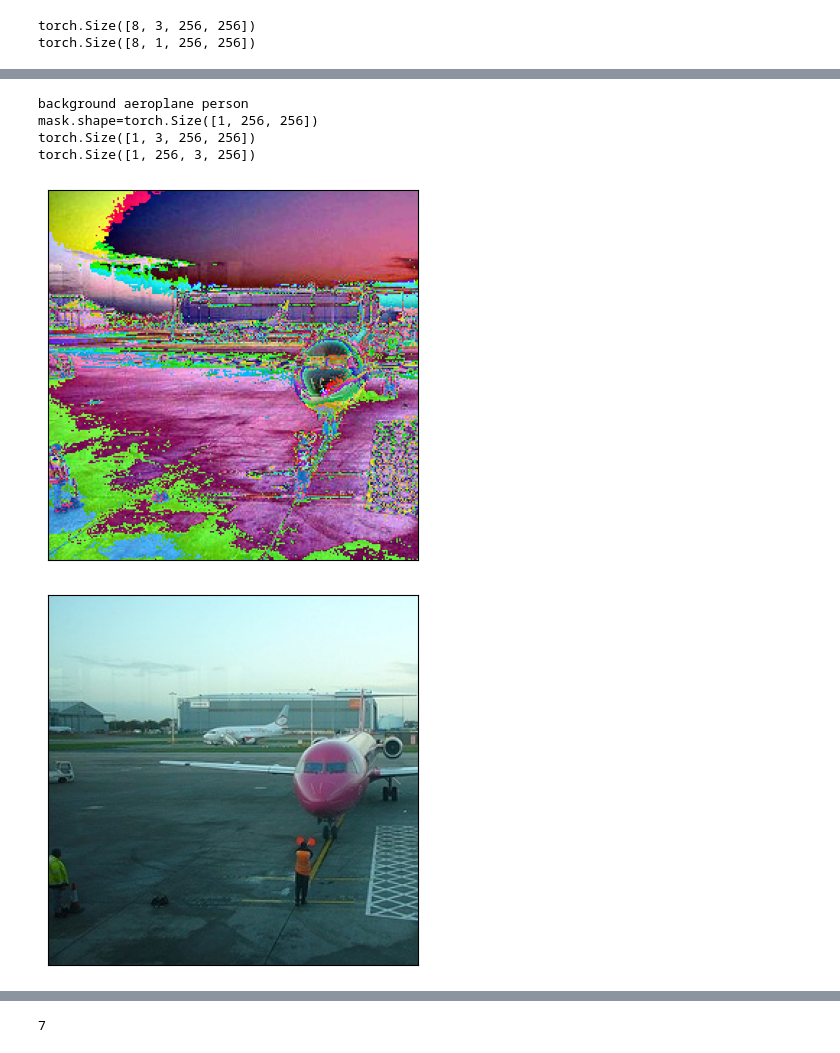
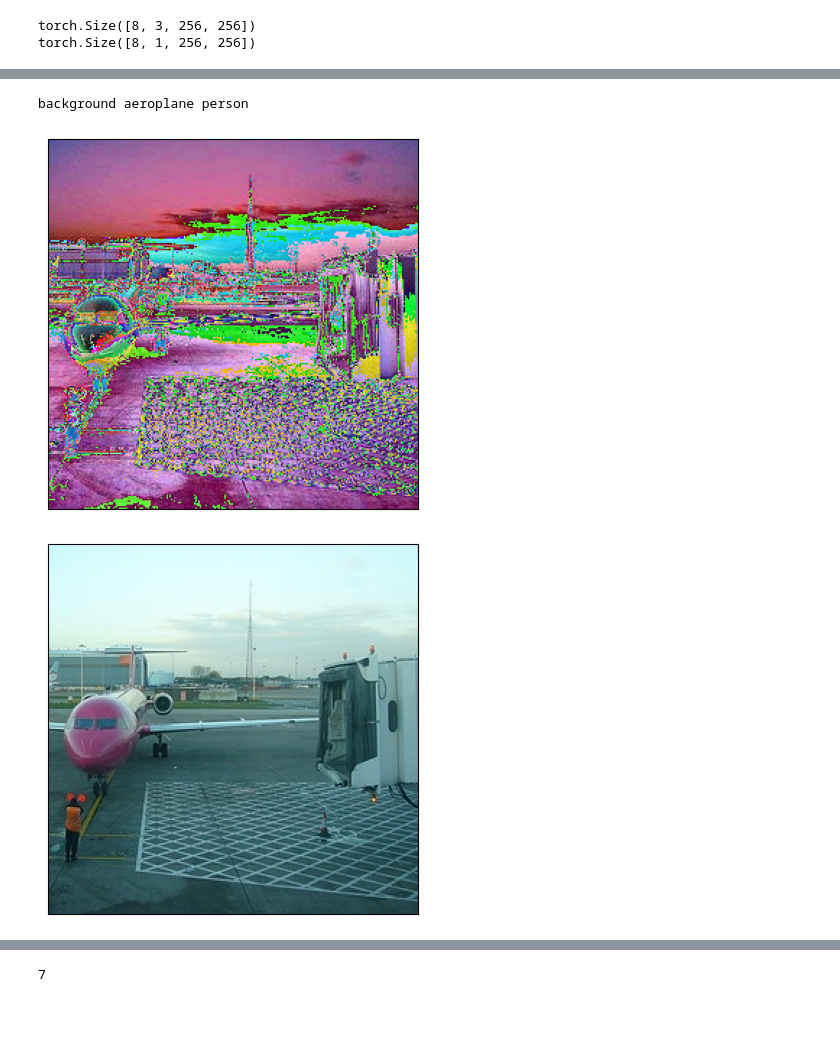
Before and after one commit to hjmillard/U-Net, a Jupyter notebook: dataset.ipynb, the cells around one changed output, grey strips where cells are left out. Cells and saved outputs as stored; diff of their text form; code cells hidden in the pictures; blank space fills up the shorter version.

Commit message:
updated(dataset.ipynb): Updated functions and code following the updated VocDataset class.

```diff
--- a/dataset.ipynb
+++ b/dataset.ipynb
@@ -326,9 +213,7 @@ train_loader = get_data_loader(voc_dir, transform, transform, crop_size, 'train'
 # %%
-for image, mask in train_loader:
-    print(image.shape)
-    print(mask.shape)
-    # visualization.show(image)
-    # visualization.show(mask)
+for nxt in train_loader:
+    print(nxt['images'].shape)
+    print(nxt['masks'].shape)
     break
 # %% [output]
 torch.Size([8, 3, 256, 256])
@@ -373,20 +258,20 @@ def denormalize(img_tensor):
 #     visualization.show_grid([mask for mask in masks], length)
 #     visualization.show_grid(visualization.mask_images(images, masks, 0.4, 'purple'), length)
 
-for images, masks in train_loader:
-    for image in images:
+for nxt in train_loader:
+    for image in nxt['images']:
         print(f'min={torch.min(image)}, max={torch.max(image)}')
-    print(images[0].shape, masks[0].shape)
-    visualization.show_grid([image for image in images], 8)
-    visualization.show_grid([denormalize(image) for image in images], 8)
-    visualization.show_grid([mask for mask in masks], 8)
+    print(nxt['images'][0].shape, nxt['masks'][0].shape)
+    visualization.show_grid([image for image in nxt['images']], 8)
+    visualization.show_grid([denormalize(image) for image in nxt['images']], 8)
+    visualization.show_grid([mask for mask in nxt['masks']], 8)
     # for image, mask in zip(images, masks):
     #     image.to(torch.uint8)
     #     mask.to(torch.uint8)
-    for image in range(len(images)):
-        images[image] = denormalize(images[image])
-    images = (images * 255).clamp(0, 255).to(torch.uint8)
-    masks = masks != 0
+    for image in range(len(nxt['images'])):
+        nxt['images'][image] = denormalize(nxt['images'][image])
+    images = (nxt['images'] * 255).clamp(0, 255).to(torch.uint8)
+    masks = nxt['masks'] != 0
     # masks = masks.to(torch.uint8)
     visualization.show_grid(visualization.mask_images(images, masks, 0.4, 'purple'), 8)
     break
@@ -395,43 +292,37 @@ NameError: name 'train_loader' is not defined
 # %%
 def remove_outline(mask, outline=0):
     '''Converts the outline (any value of 255) in a mask tensor to a specified value.'''
     mask[mask == 255] = outline
     return mask
 
 def classes_in_mask(mask, dataset_classes):
     '''
     Returns a list of all the classes in the mask. The mask should not contain a value of 255 in it. Use remove_outline() to convert before using this method.
     mask must be of shape tensor.Size([N, C, H, W])
     dataset_classes must be a list of classes. Likely represented by a string.
     '''
     class_indices = torch.unique(mask).tolist()
     if len(class_indices) > 21:
         print(f'Class indices is expected to contain 21 elements, got {len(class_indices)}.\n\tclass_in_mask() is not implemented to handle an additional class for the mask outline.\n\tIt is likely that the mask implements a class for the outline.')
         raise NotImplementedError()
     return [dataset_classes[idx] for idx in class_indices]
 
 def mask_to_image(mask, colour_map):
     '''Converts the mask to an image based on the colour map. Expects that all values in the mask are in the range 0 to len(colour_map). Can be of shape [N,C,H,W] or [C,H,W]'''
     # print(f'mask.shape={mask.shape}')
     image = torch.tensor(colour_map)[mask.long()]
     return image.permute(0, 3, 1, 2).byte()
 
-image, mask = VocDataset(voc_dir, transform, transform, crop_size, 'train')[0]
+datapoint = VocDataset(voc_dir, transform, transform, crop_size, 'train')[0]
 
-print(*classes_in_mask(remove_outline(mask), VOC_CLASSES))
-visualization.show(image)
-visualization.show(denormalize(image))
-visualization.show(denormalize_(image))
-mask = remove_outline(mask)
+print(*classes_in_mask(remove_outline(datapoint['masks']), VOC_CLASSES))
+visualization.show(datapoint['images'])
+visualization.show(denormalize(datapoint['images']))
+visualization.show(denormalize_(datapoint['images']))
+mask = remove_outline(datapoint['masks'])
 mask = mask_to_image(mask, VOC_COLORMAP)
-print(mask.shape)
-print(mask.permute(0, 3, 1, 2).shape)
 visualization.show(mask.squeeze(0).byte())
-# visualization.show(mask.permute(0, 3, 1, 2).squeeze(0).byte())
 # %% [output]
 background aeroplane person
-mask.shape=torch.Size([1, 256, 256])
-torch.Size([1, 3, 256, 256])
-torch.Size([1, 256, 3, 256])
-[figure, old version]
+[figure, new version]
-[figure, old version]
+[figure, new version]
```
Also changed, not shown: parts of 18 cells of this notebook.
